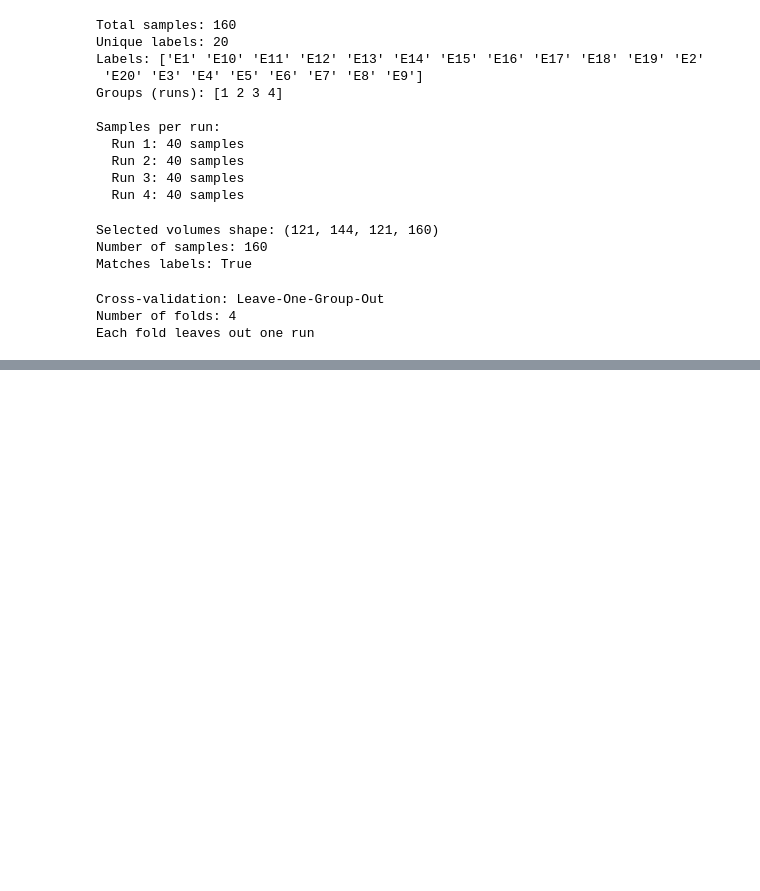
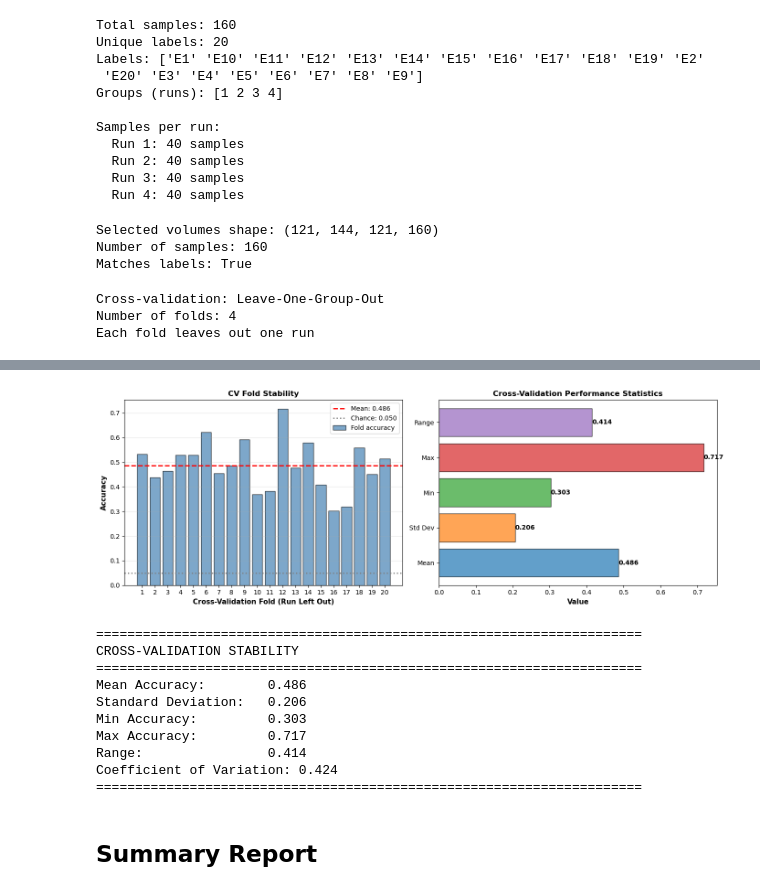
Before and after one commit to DuarteFonteSanta/Mapping_Tese, a Jupyter notebook: mapping_tese/notebooks/01_decoding_sub-p0001_ses-01_task-S1Map.ipynb, the cells around one changed output, grey strips where cells are left out. Drawn from its saved outputs; the diff is of its cells as text; code cells hidden in the pictures; blank space fills up the shorter version.

```diff
--- a/mapping_tese/notebooks/01_decoding_sub-p0001_ses-01_task-S1Map.ipynb
+++ b/mapping_tese/notebooks/01_decoding_sub-p0001_ses-01_task-S1Map.ipynb
@@ -287,0 +433,68 @@ plt.show()
+# %%
+fig, axes = plt.subplots(1, 2, figsize=(14, 5))
+fold_scores = [np.mean(scores) for scores in cv_scores.values()]
+ax = axes[0]
+ax.bar(range(1, len(fold_scores) + 1), fold_scores,
+       color='steelblue', alpha=0.7, edgecolor='black', label='Fold accuracy')
+ax.axhline(y=mean_accuracy, color='red', linestyle='--', linewidth=2,
+           label=f'Mean: {mean_accuracy:.3f}')
+ax.axhline(y=chance_level, color='gray', linestyle=':', linewidth=2,
+           label=f'Chance: {chance_level:.3f}')
+ax.set_xlabel('Cross-Validation Fold (Run Left Out)', fontsize=11, fontweight='bold')
+ax.set_ylabel('Accuracy', fontsize=11, fontweight='bold')
+ax.set_title('CV Fold Stability', fontsize=12, fontweight='bold')
+ax.set_xticks(range(1, len(fold_scores) + 1))
+ax.legend()
+ax.grid(axis='y', alpha=0.3)
+
+ax = axes[1]
+fold_scores_array = np.array(fold_scores)
+stats_data = {
+    'Mean': mean_accuracy,
+    'Std Dev': std_accuracy,
+    'Min': np.min(fold_scores_array),
+    'Max': np.max(fold_scores_array),
+    'Range': np.max(fold_scores_array) - np.min(fold_scores_array)
+}
+
+y_pos = np.arange(len(stats_data))
+values = list(stats_data.values())
+colors_stats = ['#1f77b4', '#ff7f0e', '#2ca02c', '#d62728', '#9467bd']
+
+bars = ax.barh(y_pos, values, color=colors_stats, alpha=0.7, edgecolor='black')
+ax.set_yticks(y_pos)
+ax.set_yticklabels(list(stats_data.keys()))
+ax.set_xlabel('Value', fontsize=11, fontweight='bold')
+ax.set_title('Cross-Validation Performance Statistics', fontsize=12, fontweight='bold')
+
+for i, (bar, value) in enumerate(zip(bars, values)):
+    ax.text(value, bar.get_y() + bar.get_height()/2, f'{value:.3f}',
+            ha='left', va='center', fontweight='bold')
+
+plt.tight_layout()
+plt.show()
+
+print("=" * 70)
+print("CROSS-VALIDATION STABILITY")
+print("=" * 70)
+print(f"Mean Accuracy:        {mean_accuracy:.3f}")
+print(f"Standard Deviation:   {std_accuracy:.3f}")
+print(f"Min Accuracy:         {np.min(fold_scores_array):.3f}")
+print(f"Max Accuracy:         {np.max(fold_scores_array):.3f}")
+print(f"Range:                {np.max(fold_scores_array) - np.min(fold_scores_array):.3f}")
+print(f"Coefficient of Variation: {std_accuracy / mean_accuracy:.3f}")
+print(f"{'=' * 70}")
+# %% [output]
+[figure, added]
+======================================================================
+CROSS-VALIDATION STABILITY
+======================================================================
+Mean Accuracy:        0.486
+Standard Deviation:   0.206
+Min Accuracy:         0.303
+Max Accuracy:         0.717
+Range:                0.414
+Coefficient of Variation: 0.424
+======================================================================
+# %% [markdown]
+## Summary Report
```
Also changed, not shown: parts of 8 cells of this notebook.
